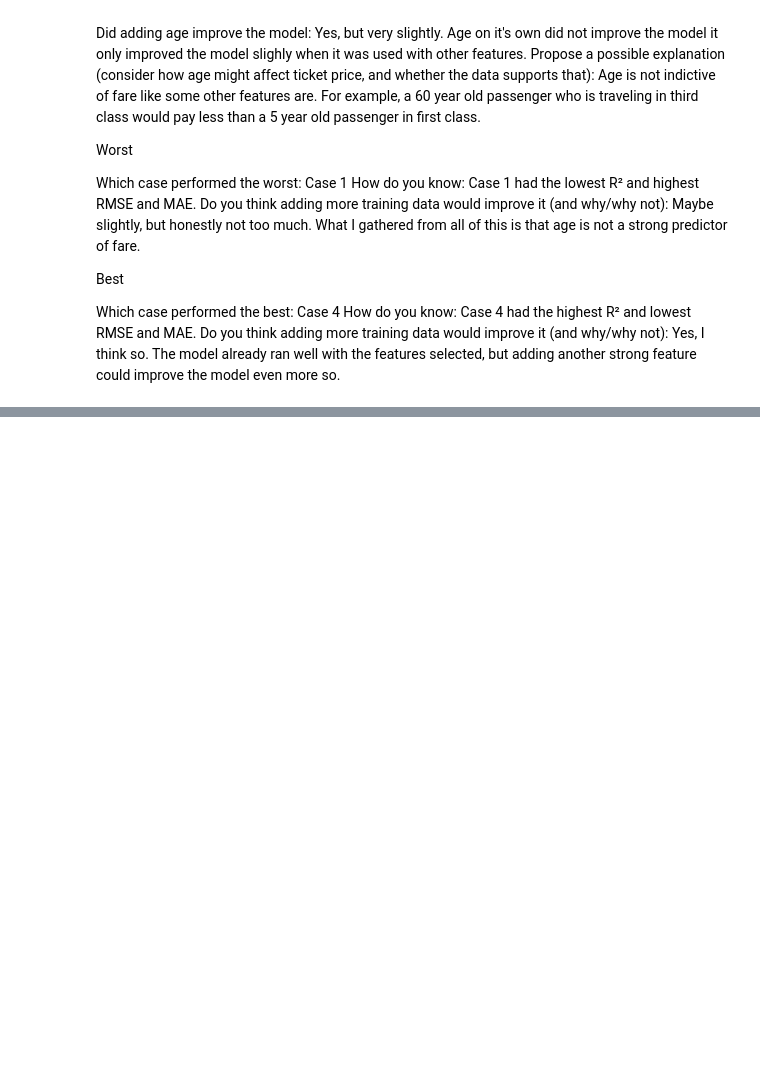
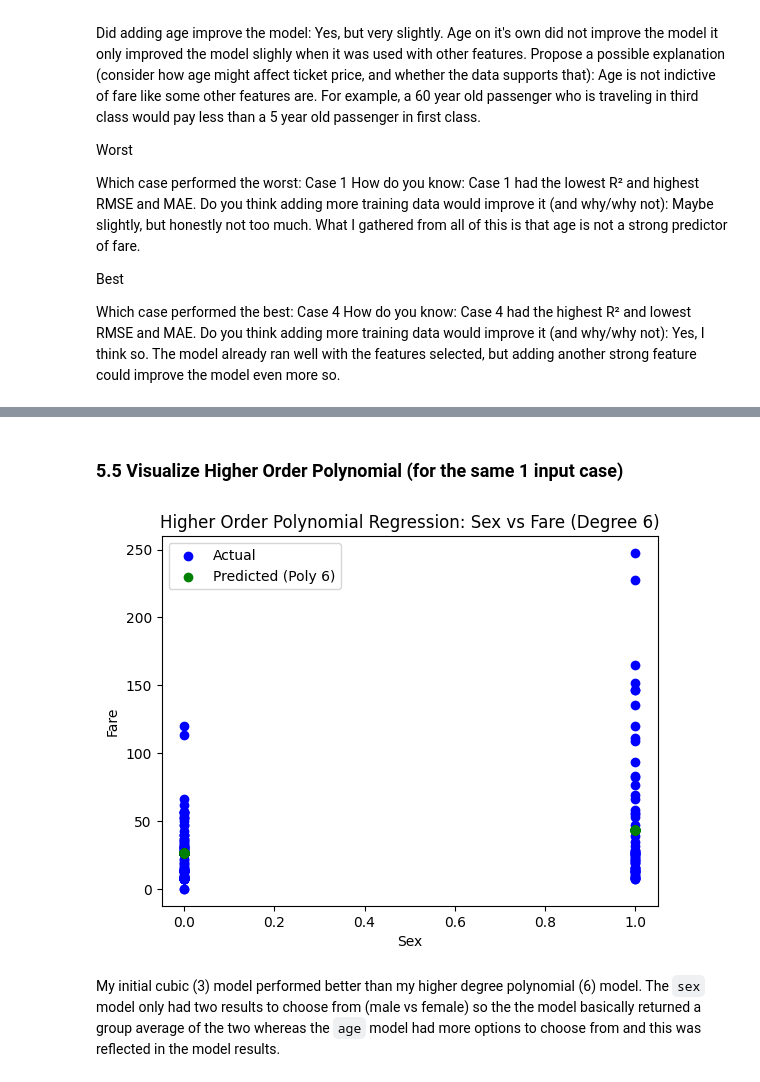
Before and after one commit to ryankrabbe/applied-ml-krabbe, a Jupyter notebook: lab04/ml04_krabbe.ipynb, the cells around one changed output, grey strips where cells are left out. Cells and saved outputs as stored; diff of their text form; code cells hidden in the pictures; blank space fills up the shorter version.

```diff
--- a/lab04/ml04_krabbe.ipynb
+++ b/lab04/ml04_krabbe.ipynb
@@ -205,0 +211,4 @@ Do you think adding more training data would improve it (and why/why not): Yes,
+# %%
+ridge_model = Ridge(alpha=1.0)
+ridge_model.fit(X4_train, y4_train)
+y4_pred_ridge = ridge_model.predict(X4_test)
@@ -205,0 +217,4 @@ Do you think adding more training data would improve it (and why/why not): Yes,
+# %%
+elastic_model = ElasticNet(alpha=0.3, l1_ratio=0.5)
+elastic_model.fit(X4_train, y4_train)
+y4_pred_elastic = elastic_model.predict(X4_test)
@@ -205,0 +223,10 @@ Do you think adding more training data would improve it (and why/why not): Yes,
+# %%
+# Set up the poly inputs
+poly = PolynomialFeatures(degree=3)
+X4_train_poly = poly.fit_transform(X4_train)
+X4_test_poly = poly.transform(X4_test)
+
+# Use the poly inputs in the LR model
+poly_model = LinearRegression()
+poly_model.fit(X4_train_poly, y4_train)
+y4_pred_poly = poly_model.predict(X4_test_poly)
@@ -207,0 +277,31 @@ Do you think adding more training data would improve it (and why/why not): Yes,
+# %% [markdown]
+### 5.5 Visualize Higher Order Polynomial (for the same 1 input case)
+# %%
+# Set up the poly inputs
+poly_high_order = PolynomialFeatures(degree=6)
+
+# Extract only sex
+X4_pclass_train = X4_train[['sex']]
+X4_pclass_test = X4_test[['sex']]
+
+# Transform the 'pclass' feature using PolynomialFeatures
+X4_pclass_train_poly = poly_high_order.fit_transform(X4_pclass_train)
+X4_pclass_test_poly = poly_high_order.transform(X4_pclass_test)
+
+# Train Linear Regression Model
+poly_model_high = LinearRegression()
+poly_model_high.fit(X4_pclass_train_poly, y4_train)
+y_pred_poly_high = poly_model_high.predict(X4_pclass_test_poly)
+
+# Plot the higher-order polynomial regression fit for 'family_size'
+plt.scatter(X4_pclass_test, y4_test, color='blue', label='Actual')
+plt.scatter(X4_pclass_test, y_pred_poly_high, color='green', label='Predicted (Poly 6)')
+plt.legend()
+plt.title("Higher Order Polynomial Regression: Sex vs Fare (Degree 6)")
+plt.xlabel("Sex")
+plt.ylabel("Fare")
+plt.show()
+# %% [output]
+[figure, added]
+# %% [markdown]
+My initial cubic (3) model performed better than my higher degree polynomial (6) model. The `sex` model only had two results to choose from (male vs female) so the the model basically returned a group average of the two whereas the `age` model had more options to choose from and this was reflected in the model results.
```
Also changed, not shown: parts of 13 cells of this notebook.
